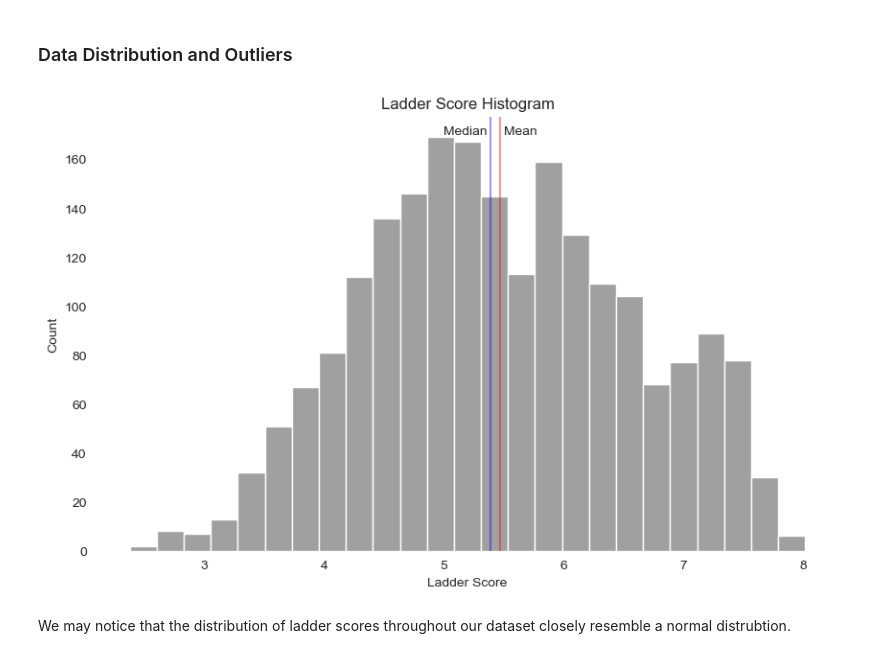
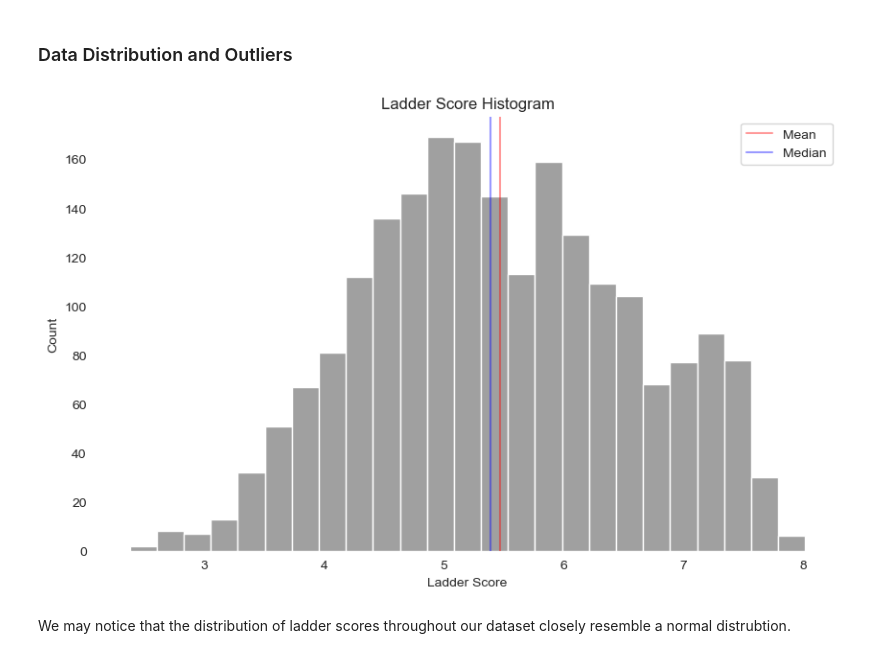
Before and after one commit to paul-trood/Portfolio-World_Happiness_Report, a Jupyter notebook: world_happiness.ipynb, the cells around one changed output. Drawn from its saved outputs; the diff is of its cells as text; code cells hidden in the pictures.

```diff
--- a/world_happiness.ipynb
+++ b/world_happiness.ipynb
@@ -792,18 +804,17 @@ A few other variables that may correlate to happiness include:
 # %%
 sns.set_style("white")
 
 # Ladder Score distribution
 plt.subplots(figsize = (10,6), dpi = 100)
 ax = sns.histplot(x="Ladder Score", data=full_report, color="grey", bins=25)
 plt.gca().spines[["top", "bottom", "left", "right"]].set_visible(False)
 plt.title("Ladder Score Histogram")
-plt.axvline(full_report["Ladder Score"].mean(), color = "red", alpha = 0.4)
-plt.text(x = 5.5, y = 170, s = "Mean")
-plt.axvline(full_report["Ladder Score"].median(), color = "blue", alpha = 0.4)
-plt.text(x=5.0, y = 170, s = "Median")
+plt.axvline(full_report["Ladder Score"].mean(), color = "red", alpha = 0.4, label = "Mean")
+plt.axvline(full_report["Ladder Score"].median(), color = "blue", alpha = 0.4, label = "Median")
+plt.legend()
 plt.show()
 # %% [output]
-[figure, old version]
+[figure, new version]
 # %% [markdown]
 We may notice that the distribution of ladder scores throughout our dataset closely resemble a normal distrubtion.
 # %%
```
Also changed, not shown: parts of 17 cells of this notebook.
